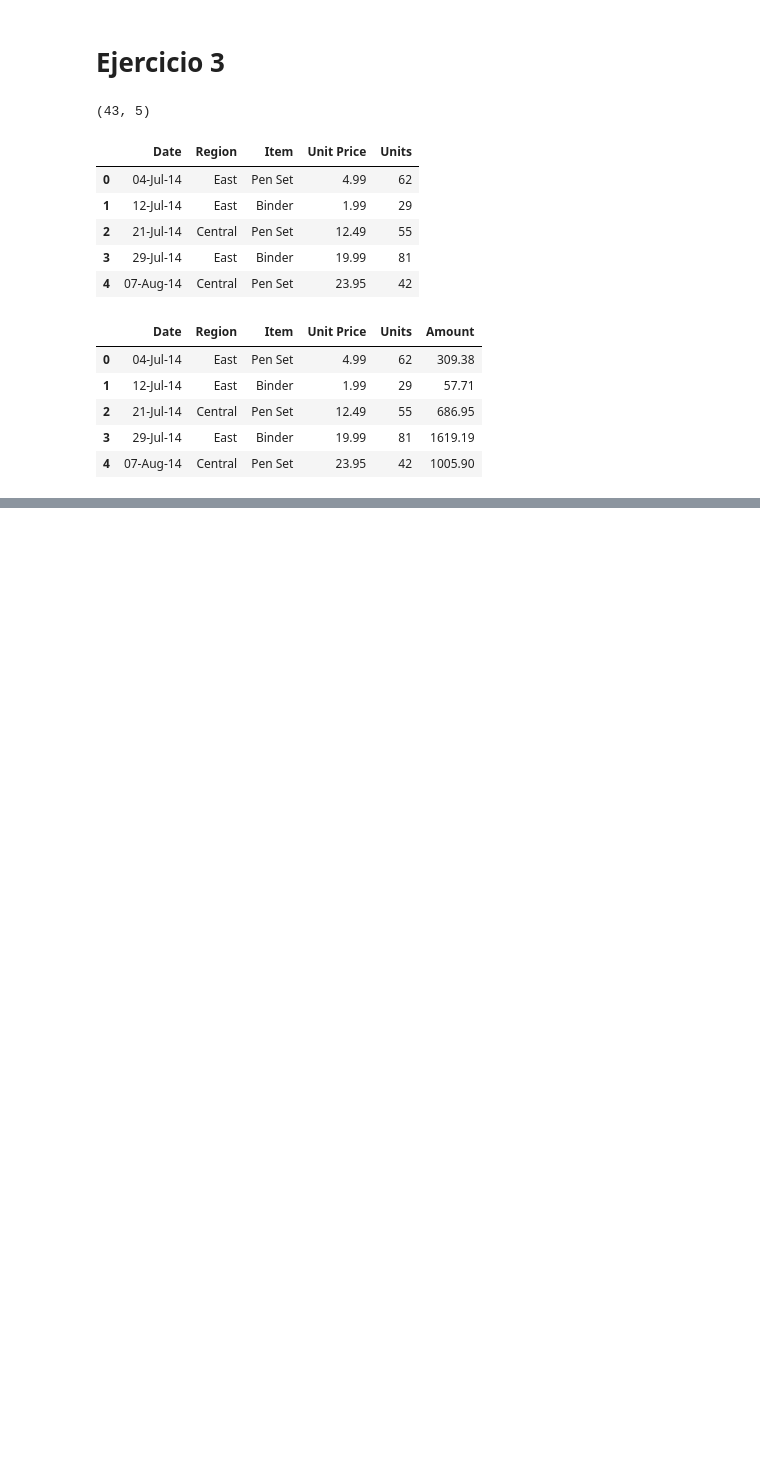
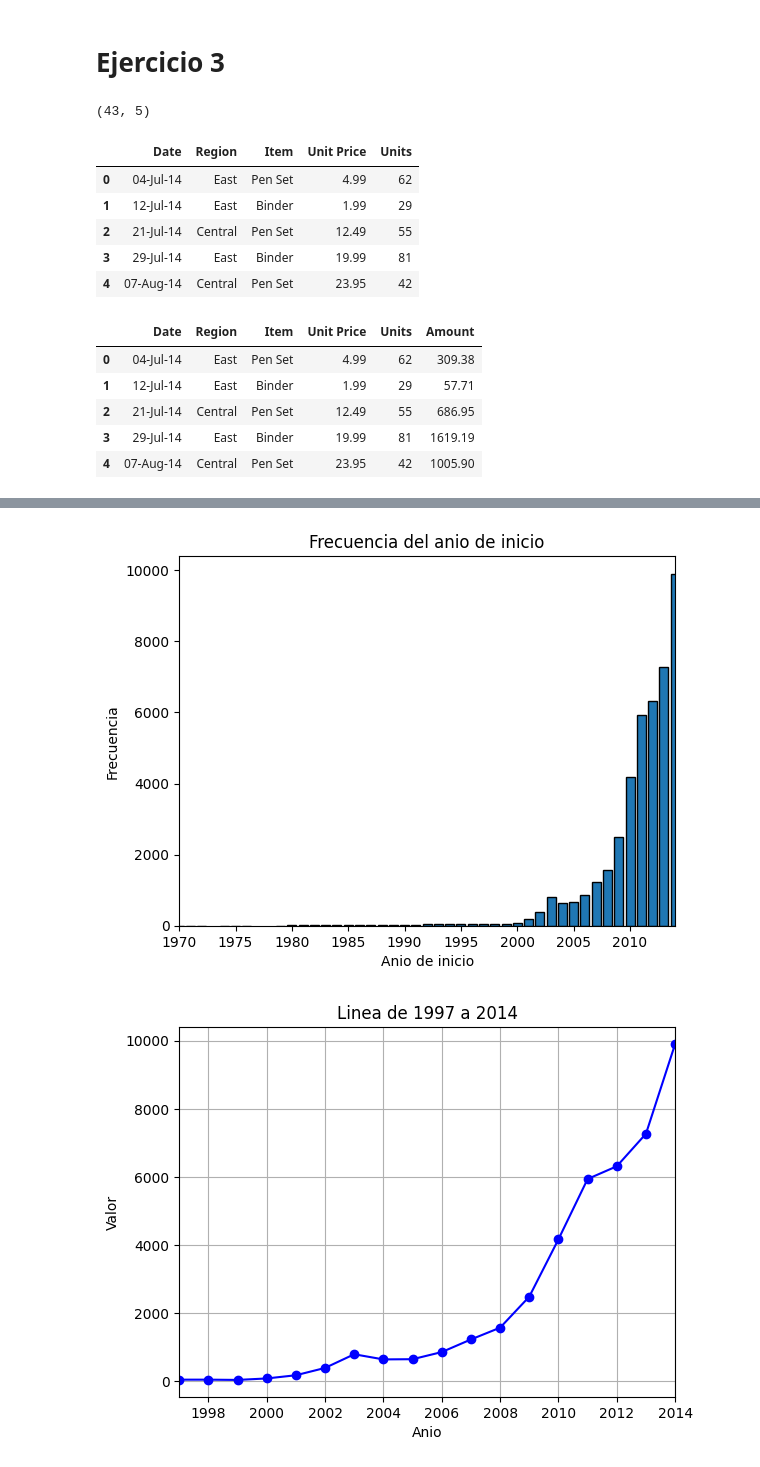
Before and after one commit to MarioB19/notes_sic_2024, a Jupyter notebook: 25_11_2024/exam.ipynb, the cells around one changed output, grey strips where cells are left out. Cells and saved outputs as stored; diff of their text form; code cells hidden in the pictures; blank space fills up the shorter version.

```diff
--- a/25_11_2024/exam.ipynb
+++ b/25_11_2024/exam.ipynb
@@ -205,0 +220,11 @@ Name: Unit Price, dtype: float64
+# %%
+import pandas as pd
+import numpy as np
+import os
+import matplotlib.pyplot as plt
+%matplotlib inline
+
+
+df = pd.read_csv('data_coffeeshop.csv', header='infer', na_values=[' '])
+print(df.shape)
+df.head(200)
@@ -205,0 +246,24 @@ Name: Unit Price, dtype: float64
+# %%
+frecuencia = df['Year of Start'].value_counts().sort_index()
+info_linea = frecuencia[(frecuencia.index >= 1997) & (frecuencia.index <= 2014)]
+
+
+#Grafica de barras
+plt.bar(frecuencia.index, frecuencia.values, edgecolor='black')
+plt.xlabel('Anio de inicio')
+plt.ylabel('Frecuencia')
+plt.xlim(1970,2014)
+plt.title('Frecuencia del anio de inicio')
+plt.show()
+
+#Linea
+plt.plot(info_linea.index, info_linea.values, marker='o', color='blue')
+plt.xlim(1997, 2014)
+plt.xlabel('Anio')
+plt.ylabel('Valor')
+plt.title('Linea de 1997 a 2014')
+plt.grid(True)
+plt.show()
+# %% [output]
+[figure, added]
+[figure, added]
```
Also changed, not shown: parts of 6 cells of this notebook.
